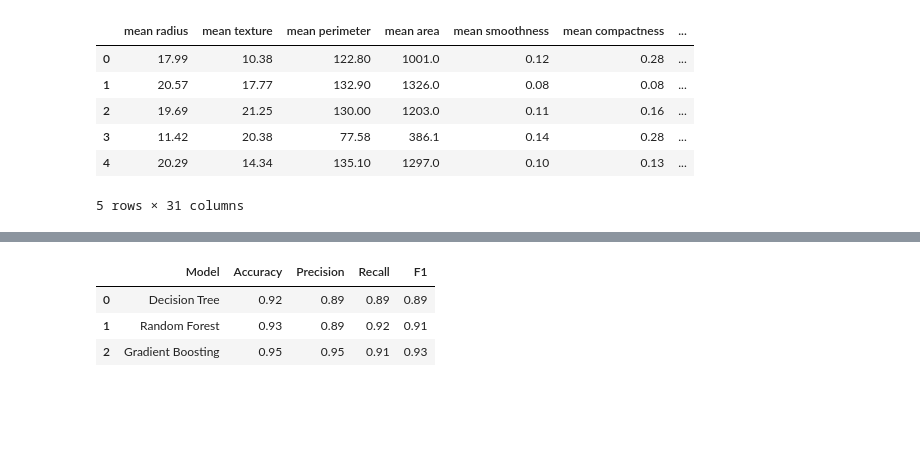
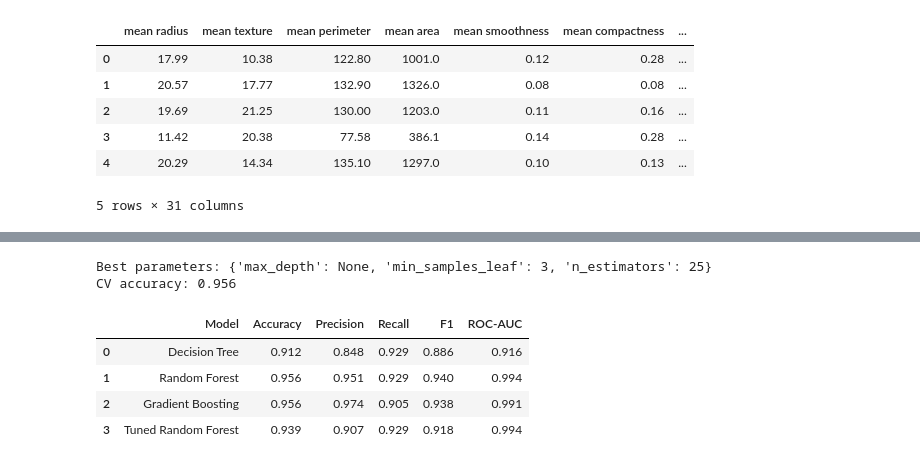
Before and after one commit to Jelisejs-accenture/Bootcamp_Accenture_JB, a Jupyter notebook: day 3/Day3 - Breast Cancer Classification.ipynb, the cells around one changed output, grey strips where cells are left out. Saved outputs shown, nothing was run; the diff lists cells and outputs as text; code cells hidden in the pictures; blank space fills up the shorter version.

```diff
--- a/day 3/Day3 - Breast Cancer Classification.ipynb
+++ b/day 3/Day3 - Breast Cancer Classification.ipynb
@@ -17,16 +31,14 @@ df.head().round(2)
 | 4 | 20.29 | 14.34 | 135.10 | 1297.0 | 0.10 | 0.13 | ... |
 5 rows × 31 columns
 # %%
-from sklearn.model_selection import train_test_split
-
-# Separate features and target
 X = df.drop(columns='target')
 y = df['target']
 
-# 70% for training, 30% for testing
+# Keep the same class proportions in both sets
 X_train, X_test, y_train, y_test = train_test_split(
-    X, y, train_size=0.7, random_state=42, stratify=y
+    X, y, test_size=0.2, random_state=42, stratify=y
 )
 
-print(X_train.shape, X_test.shape)
+print(X_train.shape)
+print(X_test.shape)
 # %% [output]
@@ -33,0 +47,10 @@ print(X_train.shape, X_test.shape)
+# %%
+models = {
+    'Decision Tree': DecisionTreeClassifier(random_state=42),
+    'Random Forest': RandomForestClassifier(random_state=42),
+    'Gradient Boosting': GradientBoostingClassifier(random_state=42)
+}
+
+for name, model in models.items():
+    model.fit(X_train, y_train)
+    print(name, 'trained')
@@ -34,32 +61,49 @@ print(X_train.shape, X_test.shape)
+# %%
+params = {
+    'n_estimators': [10, 25, 50],
+    'max_depth': [None, 3, 5],
+    'min_samples_leaf': [1, 3, 5]
+}
+
+# Find the best parameter combination using cross-validation
+search = GridSearchCV(
+    RandomForestClassifier(random_state=42),
+    params,
+    cv=5,
+    scoring='accuracy'
+)
+
+search.fit(X_train, y_train)
+
+print('Best parameters:', search.best_params_)
+print('CV accuracy:', round(search.best_score_, 3))
+# %% [output]
+Best parameters: {'max_depth': None, 'min_samples_leaf': 3, 'n_estimators': 25}
+CV accuracy: 0.956
 # %%
-from sklearn.tree import DecisionTreeClassifier
-from sklearn.ensemble import RandomForestClassifier, GradientBoostingClassifier
-from sklearn.metrics import accuracy_score, precision_score, recall_score, f1_score
-
-# Train and compare three models
-models = {
-    'Decision Tree': DecisionTreeClassifier(random_state=42),
-    'Random Forest': RandomForestClassifier(n_estimators=10, random_state=42),
-    'Gradient Boosting': GradientBoostingClassifier(random_state=42)
-}
+best_forest = search.best_estimator_
+models['Tuned Random Forest'] = best_forest
 
 results = []
 
 for name, model in models.items():
-    model.fit(X_train, y_train)
-    predicted = model.predict(X_test)
+    predictions = model.predict(X_test)
+    probabilities = model.predict_proba(X_test)[:, 0]
 
     results.append({
         'Model': name,
-        'Accuracy': accuracy_score(y_test, predicted),
-        'Precision': precision_score(y_test, predicted, pos_label=0),
-        'Recall': recall_score(y_test, predicted, pos_label=0),
-        'F1': f1_score(y_test, predicted, pos_label=0)
+        'Accuracy': accuracy_score(y_test, predictions),
+        'Precision': precision_score(y_test, predictions, pos_label=0),
+        'Recall': recall_score(y_test, predictions, pos_label=0),
+        'F1': f1_score(y_test, predictions, pos_label=0),
+        'ROC-AUC': roc_auc_score(y_test == 0, probabilities)
     })
 
-pd.DataFrame(results).round(2)
+comparison = pd.DataFrame(results)
+comparison.round(3)
 # %% [output]
-|  | Model | Accuracy | Precision | Recall | F1 |
-| 0 | Decision Tree | 0.92 | 0.89 | 0.89 | 0.89 |
-| 1 | Random Forest | 0.93 | 0.89 | 0.92 | 0.91 |
-| 2 | Gradient Boosting | 0.95 | 0.95 | 0.91 | 0.93 |
+|  | Model | Accuracy | Precision | Recall | F1 | ROC-AUC |
+| 0 | Decision Tree | 0.912 | 0.848 | 0.929 | 0.886 | 0.916 |
+| 1 | Random Forest | 0.956 | 0.951 | 0.929 | 0.940 | 0.994 |
+| 2 | Gradient Boosting | 0.956 | 0.974 | 0.905 | 0.938 | 0.991 |
+| 3 | Tuned Random Forest | 0.939 | 0.907 | 0.929 | 0.918 | 0.994 |
```
Also changed, not shown: parts of 13 cells of this notebook.
